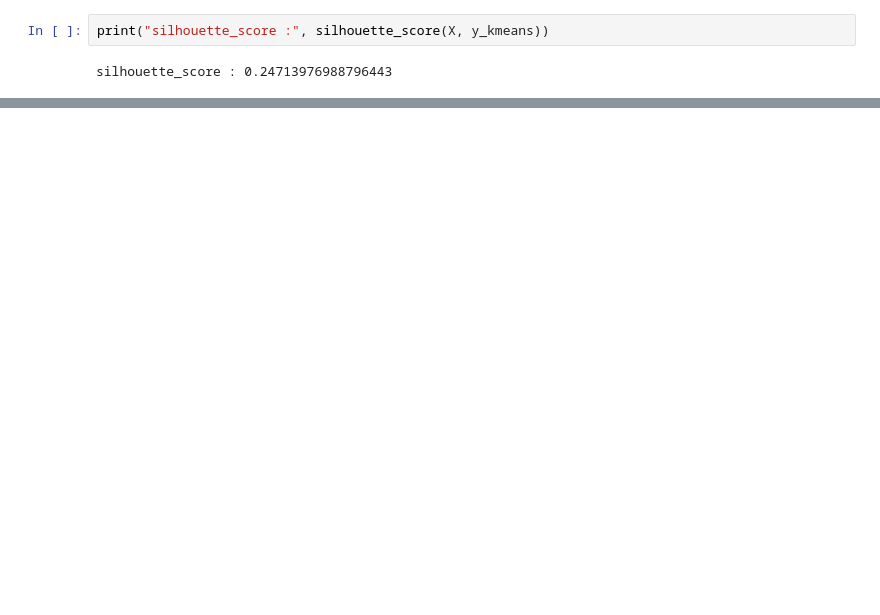
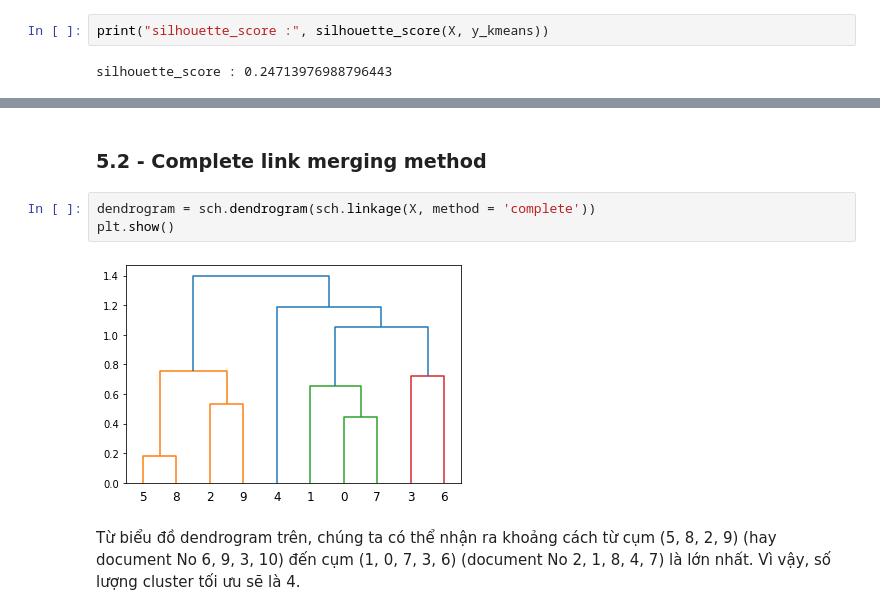
Before and after one commit to bluesky2106/python-ai, a Jupyter notebook: 06-clustering/final-assignment/hac-kmeans.ipynb, the cells around one changed output, grey strips where cells are left out. Cells and saved outputs as stored; diff of their text form; blank space fills up the shorter version.

```diff
--- a/06-clustering/final-assignment/hac-kmeans.ipynb
+++ b/06-clustering/final-assignment/hac-kmeans.ipynb
@@ -210,0 +267,9 @@ plt.show()
+# %% [markdown]
+### 5.2 - Complete link merging method
+# %%
+dendrogram = sch.dendrogram(sch.linkage(X, method = 'complete'))
+plt.show()
+# %% [output]
+[figure, added]
+# %% [markdown]
+Từ biểu đồ dendrogram trên, chúng ta có thể nhận ra khoảng cách từ cụm (5, 8, 2, 9) (hay document No 6, 9, 3, 10) đến cụm (1, 0, 7, 3, 6) (document No 2, 1, 8, 4, 7) là lớn nhất. Vì vậy, số lượng cluster tối ưu sẽ là 4.
```
Also changed, not shown: parts of 38 cells of this notebook, 1 other file.
